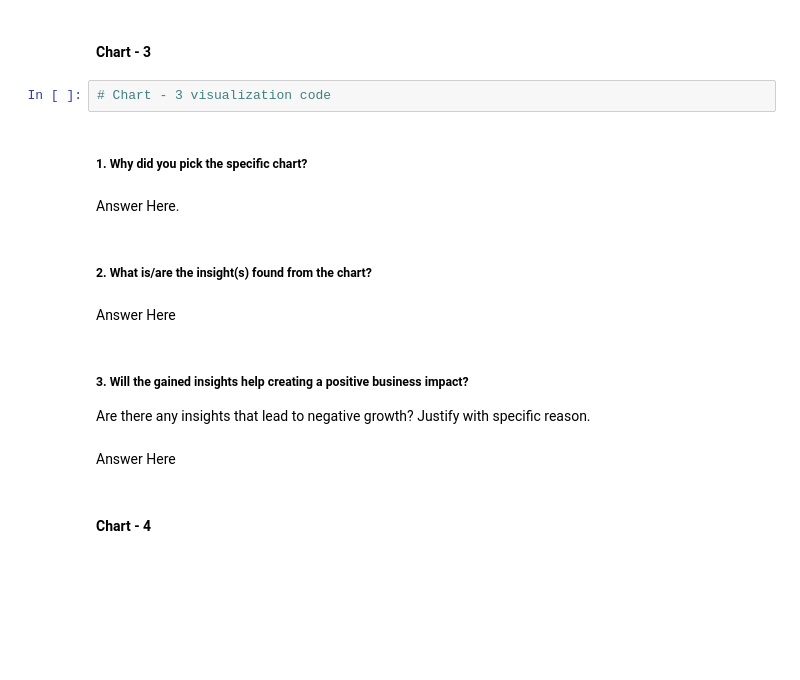
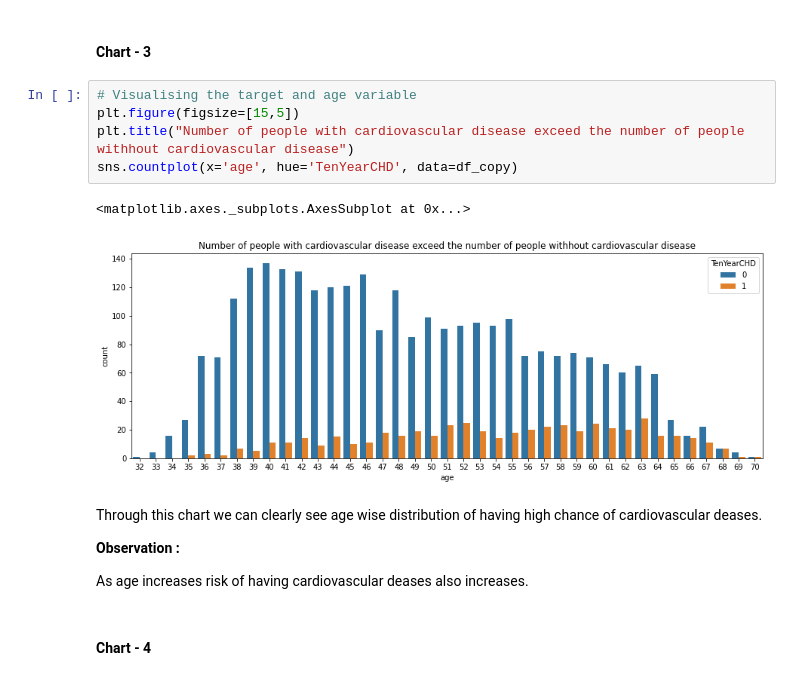
Before and after one commit to Jaypardeshii/Cardiovascular-Risk-Prediction, a Jupyter notebook: Cardiovascular_Risk_Prediction.ipynb, the cells around one changed output. Drawn from its saved outputs; the diff is of its cells as text; blank space fills up the shorter version.

```diff
--- a/Cardiovascular_Risk_Prediction.ipynb
+++ b/Cardiovascular_Risk_Prediction.ipynb
@@ -420,20 +455,19 @@ Answer Here
 # %% [markdown]
 #### Chart - 3
-# %%
-# Chart - 3 visualization code
-# %% [markdown]
-##### 1. Why did you pick the specific chart?
-# %% [markdown]
-Answer Here.
-# %% [markdown]
-##### 2. What is/are the insight(s) found from the chart?
-# %% [markdown]
-Answer Here
-# %% [markdown]
-##### 3. Will the gained insights help creating a positive business impact?
-Are there any insights that lead to negative growth? Justify with specific reason.
-# %% [markdown]
-Answer Here
+# %%
+# Visualising the target and age variable
+plt.figure(figsize=[15,5])
+plt.title("Number of people with cardiovascular disease exceed the number of people withhout cardiovascular disease")
+sns.countplot(x='age', hue='TenYearCHD', data=df_copy)
+# %% [output]
+<matplotlib.axes._subplots.AxesSubplot at 0x...>
+[figure, added]
+# %% [markdown]
+Through this chart we can clearly see age wise distribution of having high chance of cardiovascular deases.
+
+**Observation :**
+
+As age increases risk of having cardiovascular deases also increases.
 # %% [markdown]
 #### Chart - 4
 # %%
```
Also changed, not shown: parts of 36 cells of this notebook.
